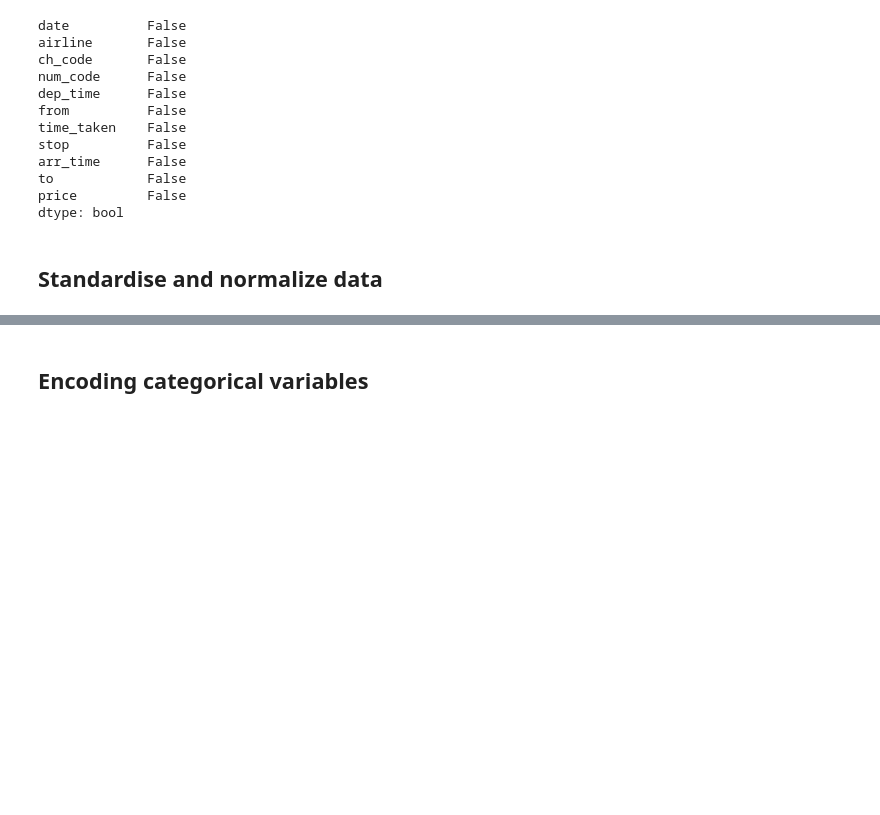
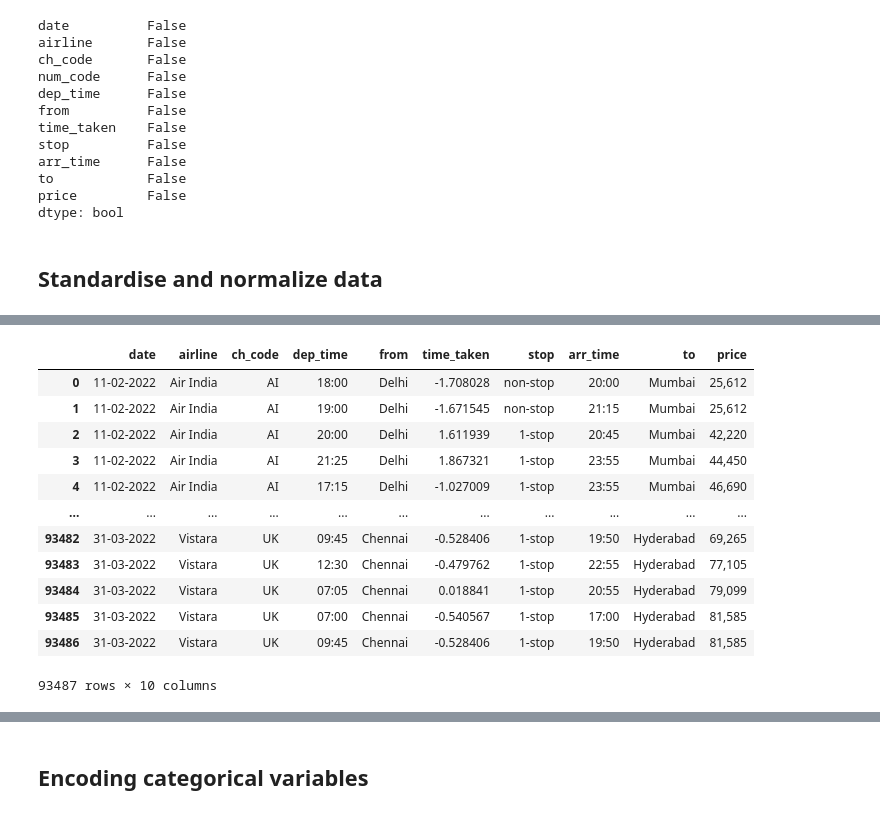
Before and after one commit to Pyame/Flight-Price-Prediction, a Jupyter notebook: main.ipynb, the cells around one changed output, grey strips where cells are left out. Drawn from its saved outputs; the diff is of its cells as text; code cells hidden in the pictures; blank space fills up the shorter version.

Commit message:
feat: attempt to convert values to decimal types and standardize/normalize them

```diff
--- a/main.ipynb
+++ b/main.ipynb
@@ -783,10 +783,0 @@ def cleanup_price(price):
-# %%
-# Change price type from object to float
-df_business['price'] = df_business['price'].apply(cleanup_price)
-
-# Normalize df_business(time_taken and price)
-columns_to_normalize = ["time_taken", "price"]
-for column in columns_to_normalize:
-    min_value = df_business[column].min()
-    max_value = df_business[column].max()
-    df_business[column] = (df_business[column] - min_value) / (max_value - min_value)
@@ -808,0 +833,21 @@ for column in columns_to_normalize:
+# %%
+# Standardize df_business(duration, days_left and price)
+df_business_numeric = df_business[["time_taken"]]
+
+df_business[["time_taken"]] = (df_business_numeric-df_business_numeric.mean())/df_business_numeric.std()
+# %%
+df_business
+# %% [output]
+|  | date | airline | ch_code | dep_time | from | time_taken | stop | arr_time | to | price |
+| 0 | 11-02-2022 | Air India | AI | 18:00 | Delhi | -1.708028 | non-stop | 20:00 | Mumbai | 25,612 |
+| 1 | 11-02-2022 | Air India | AI | 19:00 | Delhi | -1.671545 | non-stop | 21:15 | Mumbai | 25,612 |
+| 2 | 11-02-2022 | Air India | AI | 20:00 | Delhi | 1.611939 | 1-stop | 20:45 | Mumbai | 42,220 |
+| 3 | 11-02-2022 | Air India | AI | 21:25 | Delhi | 1.867321 | 1-stop | 23:55 | Mumbai | 44,450 |
+| 4 | 11-02-2022 | Air India | AI | 17:15 | Delhi | -1.027009 | 1-stop | 23:55 | Mumbai | 46,690 |
+| ... | ... | ... | ... | ... | ... | ... | ... | ... | ... | ... |
+| 93482 | 31-03-2022 | Vistara | UK | 09:45 | Chennai | -0.528406 | 1-stop | 19:50 | Hyderabad | 69,265 |
+| 93483 | 31-03-2022 | Vistara | UK | 12:30 | Chennai | -0.479762 | 1-stop | 22:55 | Hyderabad | 77,105 |
+| 93484 | 31-03-2022 | Vistara | UK | 07:05 | Chennai | 0.018841 | 1-stop | 20:55 | Hyderabad | 79,099 |
+| 93485 | 31-03-2022 | Vistara | UK | 07:00 | Chennai | -0.540567 | 1-stop | 17:00 | Hyderabad | 81,585 |
+| 93486 | 31-03-2022 | Vistara | UK | 09:45 | Chennai | -0.528406 | 1-stop | 19:50 | Hyderabad | 81,585 |
+93487 rows × 10 columns
```
Also changed, not shown: parts of 20 cells of this notebook.
